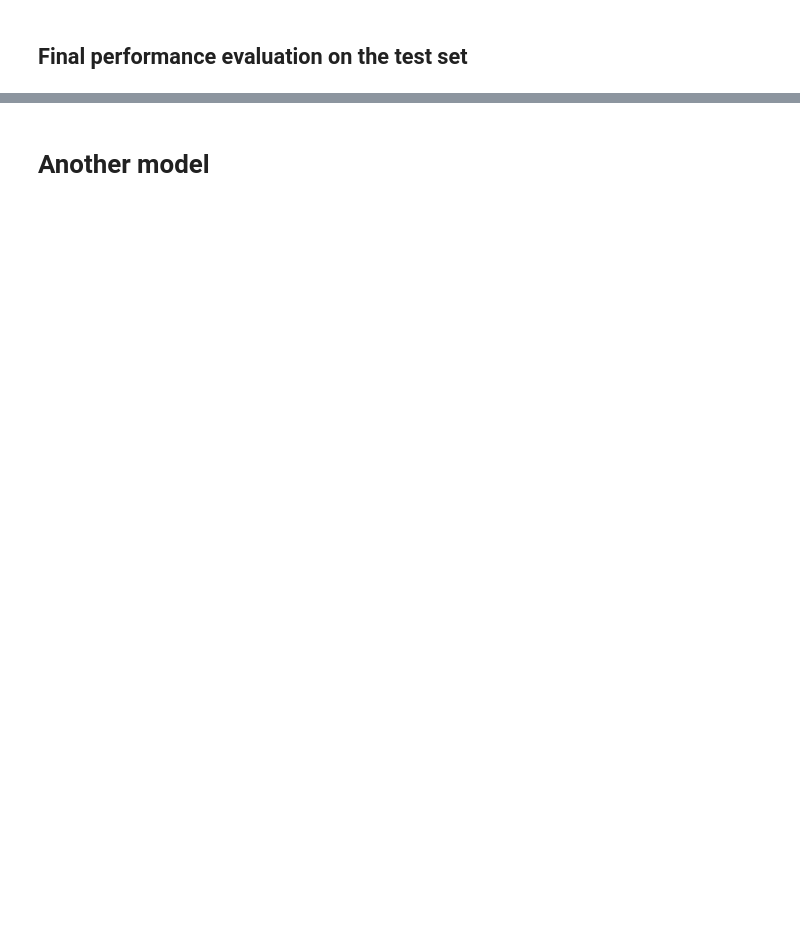
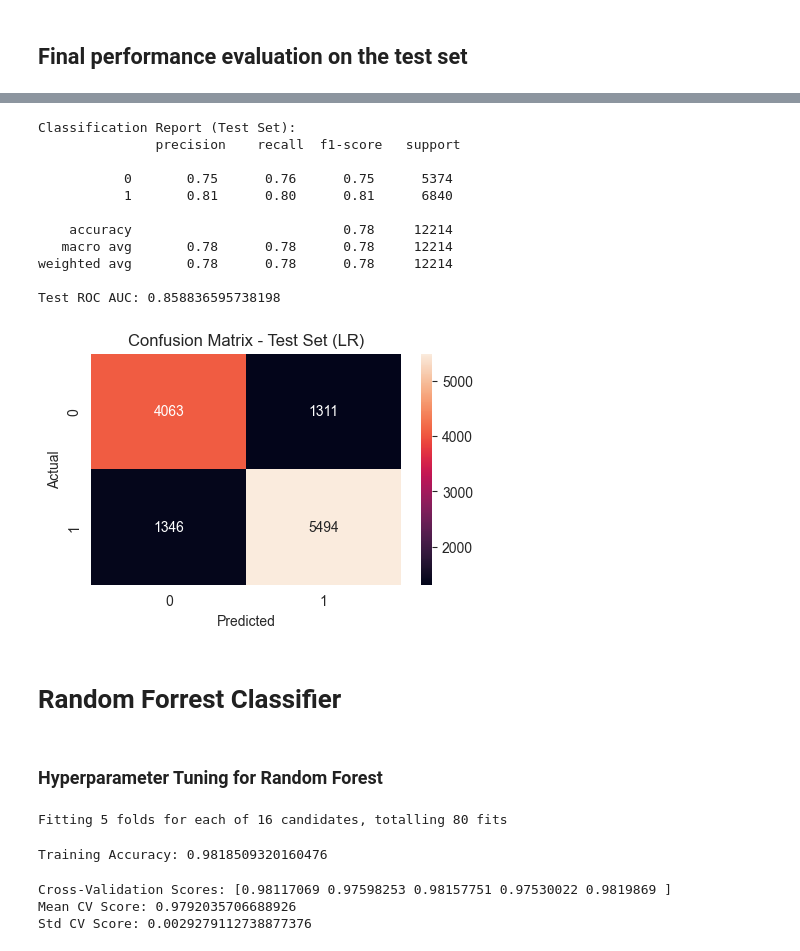
Before and after one commit to alicja-a-d/UAB_ML_project, a Jupyter notebook: notebook/code_final.ipynb, the cells around one changed output, grey strips where cells are left out. Drawn from its saved outputs; the diff is of its cells as text; code cells hidden in the pictures; blank space fills up the shorter version.

```diff
--- a/notebook/code_final.ipynb
+++ b/notebook/code_final.ipynb
@@ -815,2 +839,66 @@ weighted avg       0.78      0.78      0.78     12214
-# %% [markdown]
-# Another model
+# %%
+y_test_pred = best_model.predict(X_test)
+
+print("Classification Report (Test Set):\n", classification_report(y_test, y_test_pred))
+print("Test ROC AUC:", roc_auc_score(y_test, best_model.predict_proba(X_test)[:,1]))
+
+plt.figure(figsize=(5, 3))
+sns.heatmap(confusion_matrix(y_test, y_test_pred), annot=True, fmt='d')
+plt.title("Confusion Matrix - Test Set (LR)")
+plt.xlabel("Predicted")
+plt.ylabel("Actual")
+plt.show()
+# %% [output]
+Classification Report (Test Set):
+               precision    recall  f1-score   support
+
+           0       0.75      0.76      0.75      5374
+           1       0.81      0.80      0.81      6840
+
+    accuracy                           0.78     12214
+   macro avg       0.78      0.78      0.78     12214
+weighted avg       0.78      0.78      0.78     12214
+
+Test ROC AUC: 0.858836595738198
+[figure, added]
+# %% [markdown]
+# Random Forrest Classifier
+# %% [markdown]
+### Hyperparameter Tuning for Random Forest
+# %%
+param_grid_rf = {
+    'n_estimators': [100],
+    'max_depth': [5, 10],
+    'min_samples_split': [5, 10],
+    'min_samples_leaf': [5, 10],
+    'max_features': ['sqrt', 'log2'],
+    'bootstrap': [True]
+}
+
+grid_search_rf = GridSearchCV(
+    estimator=RandomForestClassifier(random_state=42),
+    param_grid=param_grid_rf,
+    cv=5,
+    scoring='accuracy',
+    verbose=1
+)
+
+grid_search_rf.fit(X_train, y_train)
+best_rf = grid_search_rf.best_estimator_
+# %% [output]
+Fitting 5 folds for each of 16 candidates, totalling 80 fits
+# %%
+y_train_pred = best_rf.predict(X_train)
+train_accuracy = accuracy_score(y_train, y_train_pred)
+print("Training Accuracy:", train_accuracy)
+# %% [output]
+Training Accuracy: 0.9818509320160476
+# %%
+cv_scores = cross_val_score(best_rf, X_train, y_train, cv=5, scoring='accuracy')
+print("Cross-Validation Scores:", cv_scores)
+print("Mean CV Score:", np.mean(cv_scores))
+print("Std CV Score:", np.std(cv_scores))
+# %% [output]
+Cross-Validation Scores: [0.98117069 0.97598253 0.98157751 0.97530022 0.9819869 ]
+Mean CV Score: 0.9792035706688926
+Std CV Score: 0.0029279112738877376
```
Also changed, not shown: parts of 20 cells of this notebook.
